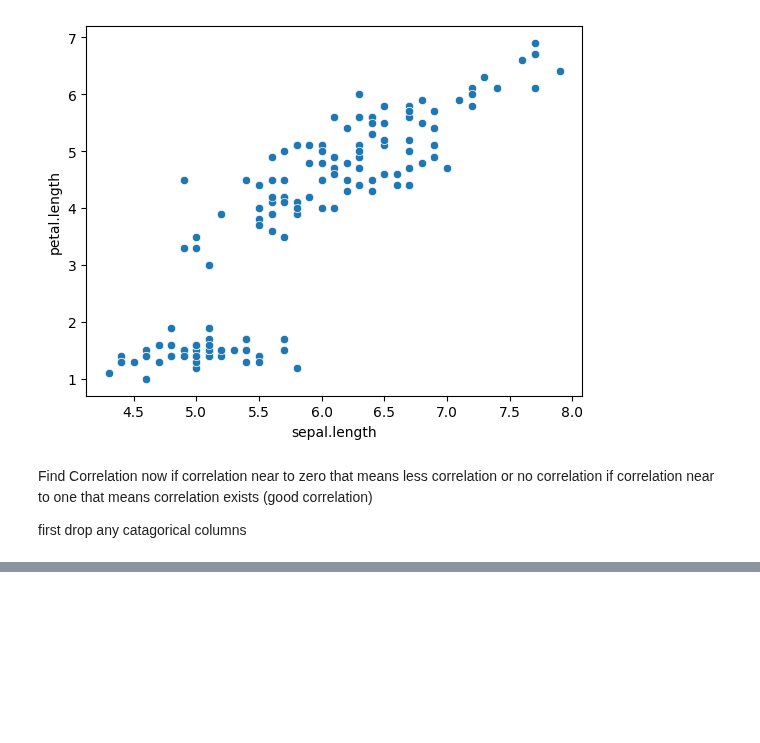
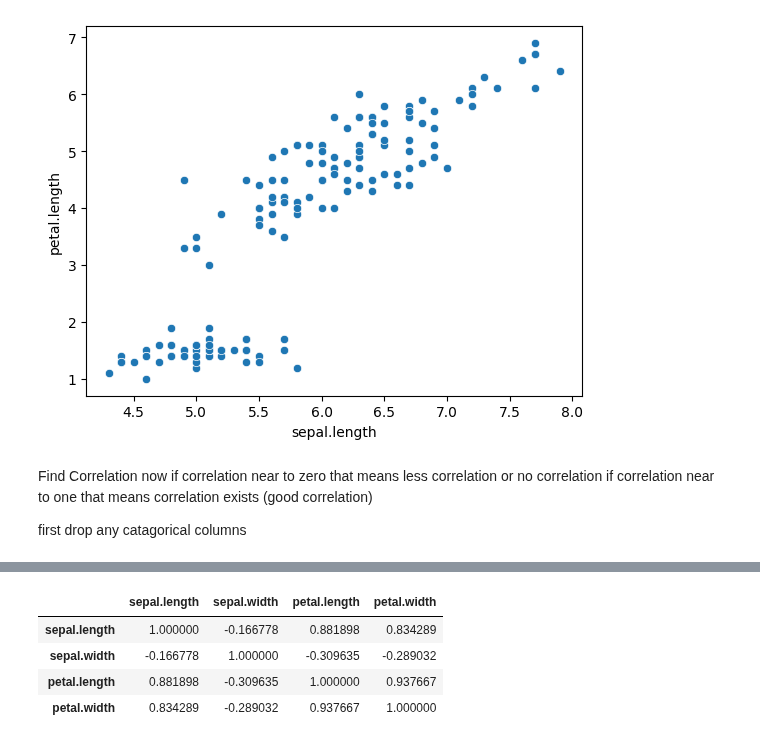
Before and after one commit to FairozAhmadSheikh/ML_bootcamp, a Jupyter notebook: Statistics_Implementation/2_Correlation.ipynb, the cells around one changed output, grey strips where cells are left out. Drawn from its saved outputs; the diff is of its cells as text; code cells hidden in the pictures; blank space fills up the shorter version.

```diff
--- a/Statistics_Implementation/2_Correlation.ipynb
+++ b/Statistics_Implementation/2_Correlation.ipynb
@@ -50,0 +59,8 @@ data.corr(method='kendall')
+# %%
+data.corr(method='spearman')
+# %% [output]
+|  | sepal.length | sepal.width | petal.length | petal.width |
+| sepal.length | 1.000000 | -0.166778 | 0.881898 | 0.834289 |
+| sepal.width | -0.166778 | 1.000000 | -0.309635 | -0.289032 |
+| petal.length | 0.881898 | -0.309635 | 1.000000 | 0.937667 |
+| petal.width | 0.834289 | -0.289032 | 0.937667 | 1.000000 |
```
Also changed, not shown: parts of 4 cells of this notebook.
